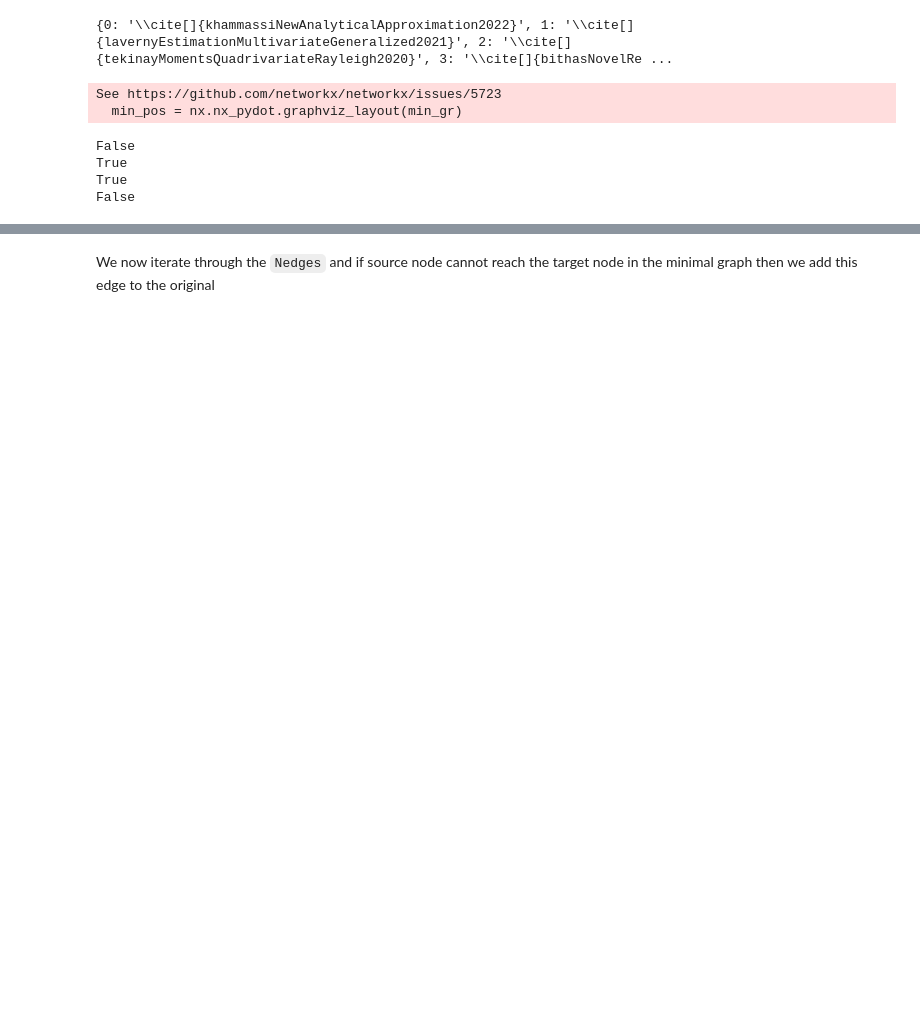
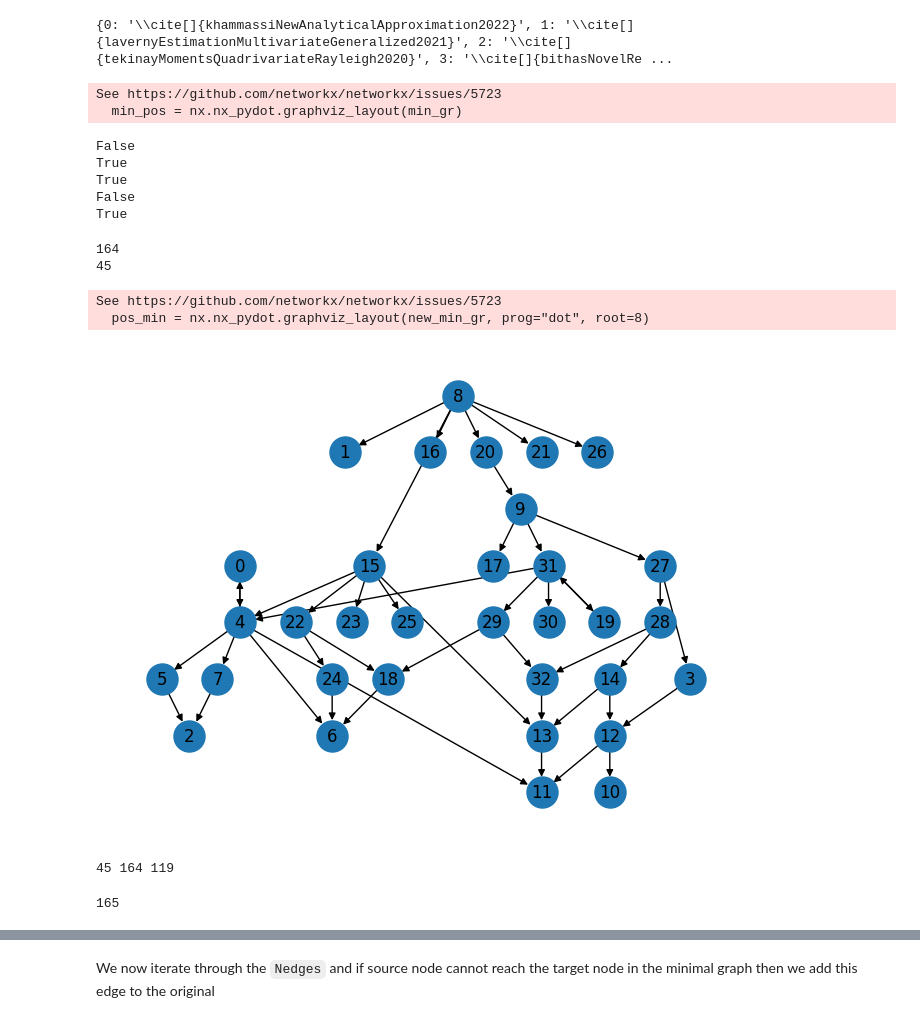
Before and after one commit to MohanadAhmed/QuadFormsTaxoAuto, a Jupyter notebook: subsumtiongraph.ipynb, the cells around one changed output, grey strips where cells are left out. Drawn from its saved outputs; the diff is of its cells as text; code cells hidden in the pictures; blank space fills up the shorter version.

```diff
--- a/subsumtiongraph.ipynb
+++ b/subsumtiongraph.ipynb
@@ -49,11 +49,51 @@ print(nx.has_path(min_gr, 8, 0))
 print(nx.has_path(min_gr, 3, 10))
 print(nx.has_path(min_gr, 10, 12))
 # So this seems to take the concept of direction into account which is what we need
+print(nx.has_path(min_gr, 8, 24))
 # %% [output]
 False
 True
 True
 False
+True
+# %%
+new_min_gr = hand_gr.copy()
+for e in list(hand_gr.edges):
+    gr_temp = new_min_gr.copy()
+    gr_temp.remove_edge(e[0],e[1])
+    if nx.has_path(gr_temp, e[0], e[1]):
+        new_min_gr = gr_temp.copy()
+
+print(len(hand_gr.edges))
+print(len(new_min_gr.edges))
+# %% [output]
+164
+45
+# %%
+pos_min = nx.nx_pydot.graphviz_layout(new_min_gr, prog="dot", root=8)
+nx.draw(new_min_gr, node_size=500, labels=mv_labels_numerical, with_labels=True, pos=pos_min)
+plt.show()
+# %% [output]
+See https://github.com/networkx/networkx/issues/5723
+  pos_min = nx.nx_pydot.graphviz_layout(new_min_gr, prog="dot", root=8)
+[figure, added]
+# %%
+# Can we rebuild the original graph
+hand_gr_recon = new_min_gr.copy()
+counter = 0
+for i in hand_gr_recon.nodes:
+    for j in hand_gr_recon.nodes:
+        if nx.has_path(new_min_gr, i, j) and not hand_gr_recon.has_edge(i,j) and i != j:
+            hand_gr_recon.add_edge(i,j)
+            counter = counter + 1
+print(len(new_min_gr.edges),len(hand_gr_recon.edges),counter)
+# Yes, it rebuilds the original graph. PROBLEM SOLVED!!!!!!!!!!!!!
+# %% [output]
+45 164 119
+# %%
+198 -33
+# %% [output]
+165
 # %%
 print(len(rows), len(cols))
 Nedges = len(rows)
```
Also changed, not shown: parts of 9 cells of this notebook, 6 other files.
